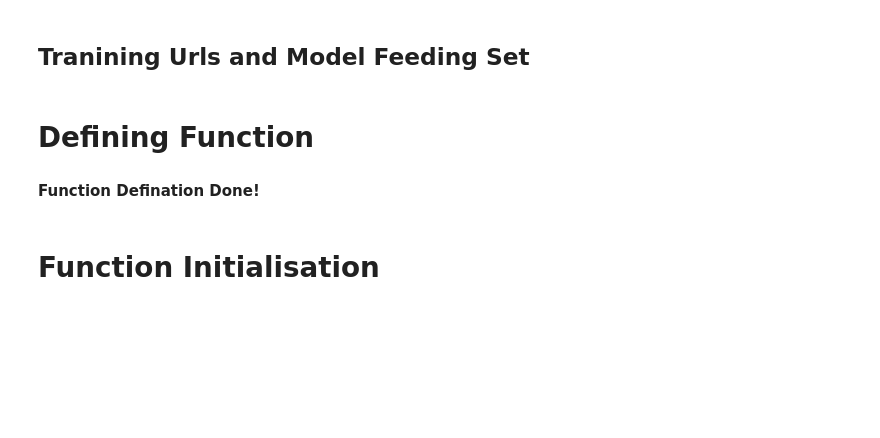
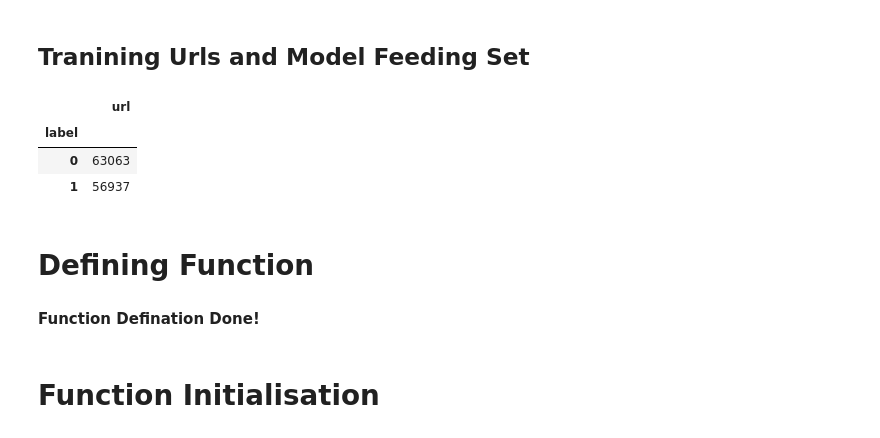
Before and after one commit to rohit133/12012980-Malicious-URL-Detection-using-Machine-Learning, a Jupyter notebook: classification.ipynb, the cells around one changed output. Saved outputs shown, nothing was run; the diff lists cells and outputs as text; code cells hidden in the pictures; blank space fills up the shorter version.

```diff
--- a/classification.ipynb
+++ b/classification.ipynb
@@ -13,8 +18,13 @@ df.groupby('label').count()
 # %% [markdown]
 ## Tranining Urls and Model Feeding Set
 # %%
-data_test=df.head(113874)
+data_test=df.head(120000)
 data_test.groupby('label').count()
+# %% [output]
+|  | url |
+| label |  |
+| 0 | 63063 |
+| 1 | 56937 |
 # %%
 # Few suspicious TLD and Words
 Suspicious_TLD=['zip','cricket','link','work','party','gq','kim','country','science','tk','surf','cn','ga','cf','ml','tokyo','top']
```
Also changed, not shown: parts of 16 cells of this notebook, 1 other file.
